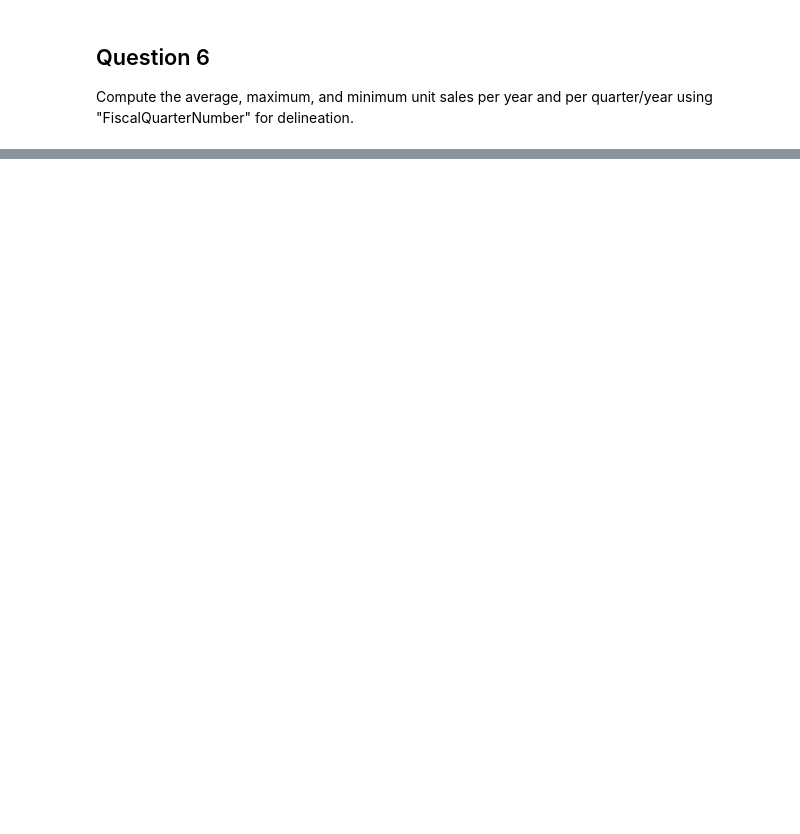
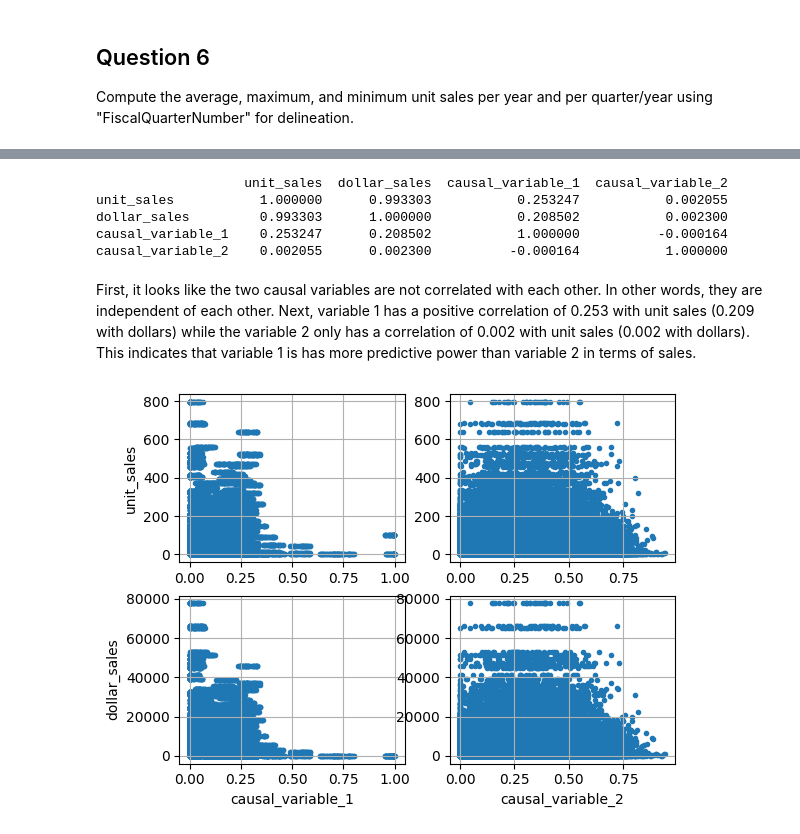
Before and after one commit to wherzberg/Technical-Exam, a Jupyter notebook: technical_exam.ipynb, the cells around one changed output, grey strips where cells are left out. Saved outputs shown, nothing was run; the diff lists cells and outputs as text; code cells hidden in the pictures; blank space fills up the shorter version.

```diff
--- a/technical_exam.ipynb
+++ b/technical_exam.ipynb
@@ -352,0 +559,5 @@ Compute the average, maximum, and minimum unit sales per year and per quarter/ye
+# %%
+# Get the list of unique ID_product entries
+id_products = list(set(master_table['ID_Product'].tolist()))
+id_products.sort()
+print(id_products)
@@ -352,0 +568,10 @@ Compute the average, maximum, and minimum unit sales per year and per quarter/ye
+# %%
+# Here is an algorithm that puts the sorted product IDs into groups
+max_diff = 5 # define the maximum difference from one element in the group to another
+group_ids = [1] # The first ID is in the first group
+for i in range(1, len(id_products)): # For each other ID
+    if id_products[i] - id_products[i-1] < 5: # If the difference between this ID and the previous is less than the max allowed
+        group_ids += [group_ids[i-1]] # They are in the same group
+    else: # If the difference is greater than the max allowed
+        group_ids += [group_ids[i-1] + 1] # This ID is in the next group
+print(group_ids) # It works!
@@ -352,0 +583,27 @@ Compute the average, maximum, and minimum unit sales per year and per quarter/ye
+# %%
+# First, compute the correlation between the causal variables and the sales
+print(master_table[['unit_sales', 'dollar_sales', 'causal_variable_1', 'causal_variable_2']].corr().to_string())
+# %% [output]
+                   unit_sales  dollar_sales  causal_variable_1  causal_variable_2
+unit_sales           1.000000      0.993303           0.253247           0.002055
+dollar_sales         0.993303      1.000000           0.208502           0.002300
+causal_variable_1    0.253247      0.208502           1.000000          -0.000164
+causal_variable_2    0.002055      0.002300          -0.000164           1.000000
+# %% [markdown]
+First, it looks like the two causal variables are not correlated with each other. In other words, they are independent of each other. Next, variable 1 has a positive correlation of 0.253 with unit sales (0.209 with dollars) while the variable 2 only has a correlation of 0.002 with unit sales (0.002 with dollars). This indicates that variable 1 is has more predictive power than variable 2 in terms of sales.
+# %%
+# Make scatter plots between the causal variables and unit sales
+dependent_columns = ['unit_sales', 'dollar_sales']
+causal_columns = ['causal_variable_1', 'causal_variable_2']
+fig, ax = plt.subplots(len(dependent_columns), len(causal_columns))
+for i, d_col in enumerate(dependent_columns):
+    for j, c_col in enumerate(causal_columns):
+        ax[i,j].scatter(master_table[c_col], master_table[d_col], marker='.')
+        if i == len(dependent_columns) - 1:
+            ax[i,j].set_xlabel(c_col)
+        if j == 0:
+            ax[i,j].set_ylabel(d_col)
+        ax[i,j].grid()
+plt.show()
+# %% [output]
+[figure, added]
```
Also changed, not shown: parts of 60 cells of this notebook.
